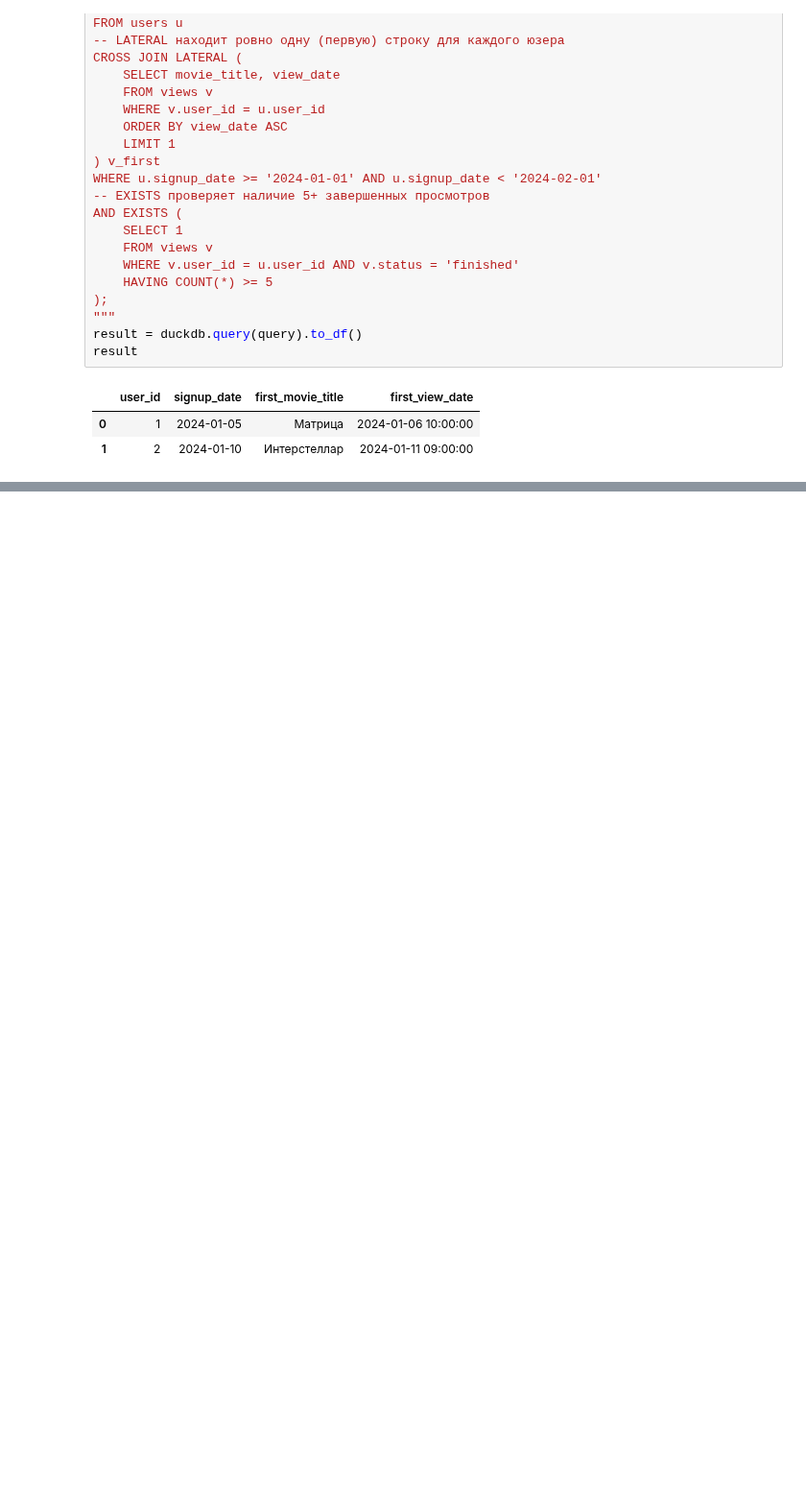
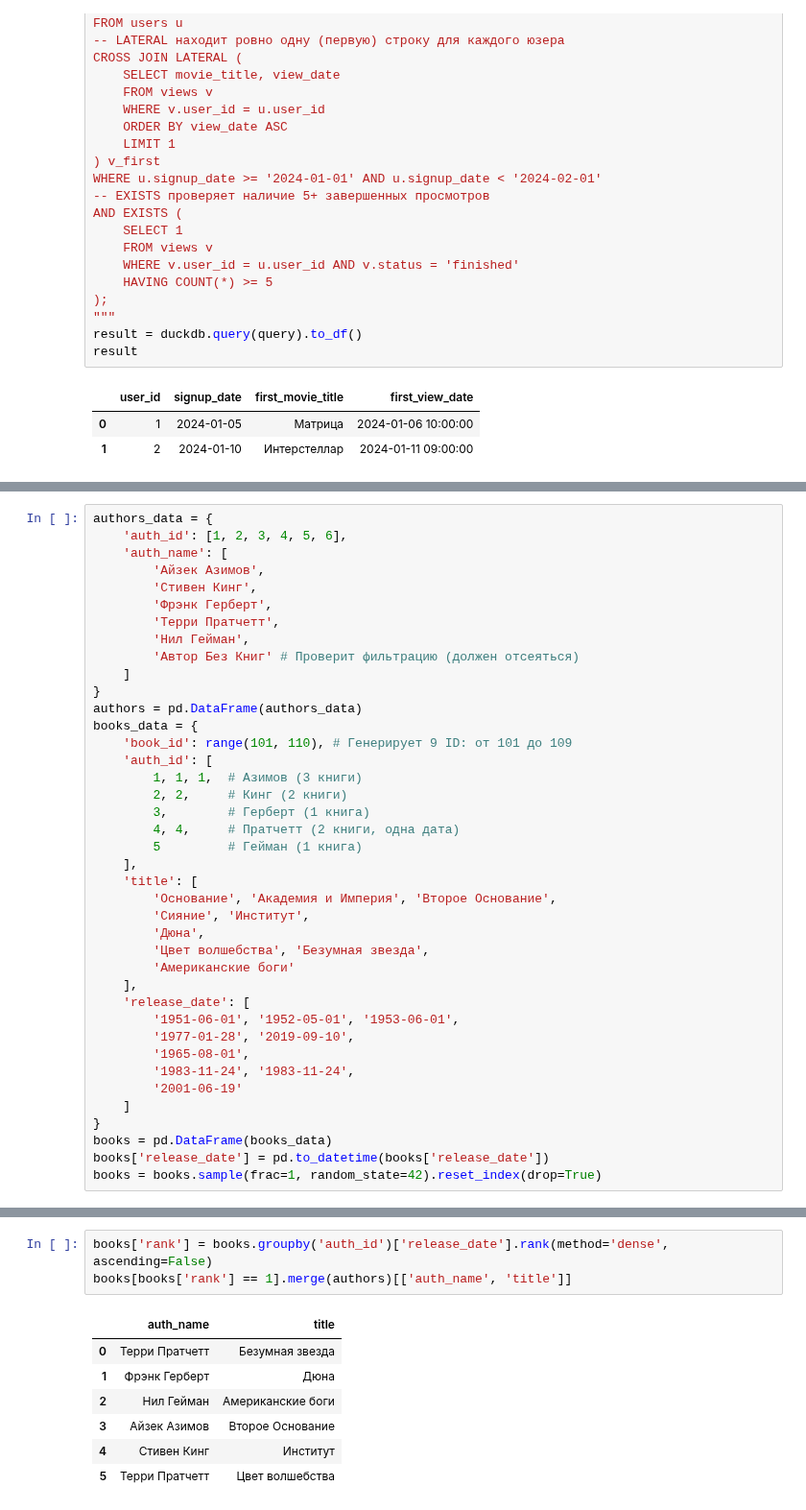
Before and after one commit to Praldmur/Tasks, a Jupyter notebook: simulator_sql.ipynb, the cells around one changed output, grey strips where cells are left out. Shown at 96% size. Saved outputs shown, nothing was run; the diff lists cells and outputs as text; blank space fills up the shorter version.

```diff
--- a/simulator_sql.ipynb
+++ b/simulator_sql.ipynb
@@ -1199,0 +1210,40 @@ result
+# %%
+authors_data = {
+    'auth_id': [1, 2, 3, 4, 5, 6],
+    'auth_name': [
+        'Айзек Азимов',
+        'Стивен Кинг',
+        'Фрэнк Герберт',
+        'Терри Пратчетт',
+        'Нил Гейман',
+        'Автор Без Книг' # Проверит фильтрацию (должен отсеяться)
+    ]
+}
+authors = pd.DataFrame(authors_data)
+books_data = {
+    'book_id': range(101, 110), # Генерирует 9 ID: от 101 до 109
+    'auth_id': [
+        1, 1, 1,  # Азимов (3 книги)
+        2, 2,     # Кинг (2 книги)
+        3,        # Герберт (1 книга)
+        4, 4,     # Пратчетт (2 книги, одна дата)
+        5         # Гейман (1 книга)
+    ],
+    'title': [
+        'Основание', 'Академия и Империя', 'Второе Основание',
+        'Сияние', 'Институт',
+        'Дюна',
+        'Цвет волшебства', 'Безумная звезда',
+        'Американские боги'
+    ],
+    'release_date': [
+        '1951-06-01', '1952-05-01', '1953-06-01',
+        '1977-01-28', '2019-09-10',
+        '1965-08-01',
+        '1983-11-24', '1983-11-24',
+        '2001-06-19'
+    ]
+}
+books = pd.DataFrame(books_data)
+books['release_date'] = pd.to_datetime(books['release_date'])
+books = books.sample(frac=1, random_state=42).reset_index(drop=True)
@@ -1199,0 +1276,11 @@ result
+# %%
+books['rank'] = books.groupby('auth_id')['release_date'].rank(method='dense', ascending=False)
+books[books['rank'] == 1].merge(authors)[['auth_name', 'title']]
+# %% [output]
+|  | auth_name | title |
+| 0 | Терри Пратчетт | Безумная звезда |
+| 1 | Фрэнк Герберт | Дюна |
+| 2 | Нил Гейман | Американские боги |
+| 3 | Айзек Азимов | Второе Основание |
+| 4 | Стивен Кинг | Институт |
+| 5 | Терри Пратчетт | Цвет волшебства |
```
Also changed, not shown: parts of 7 cells of this notebook.
